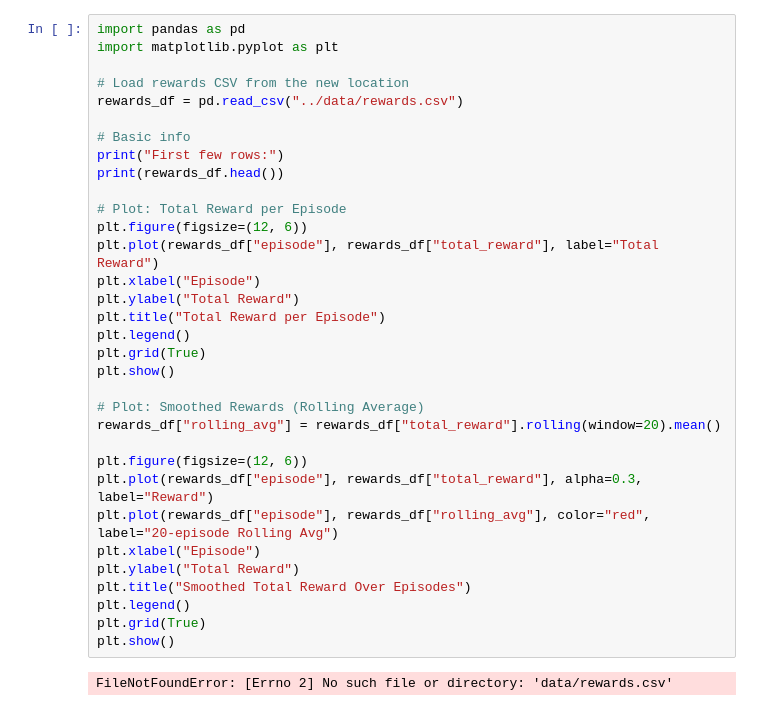
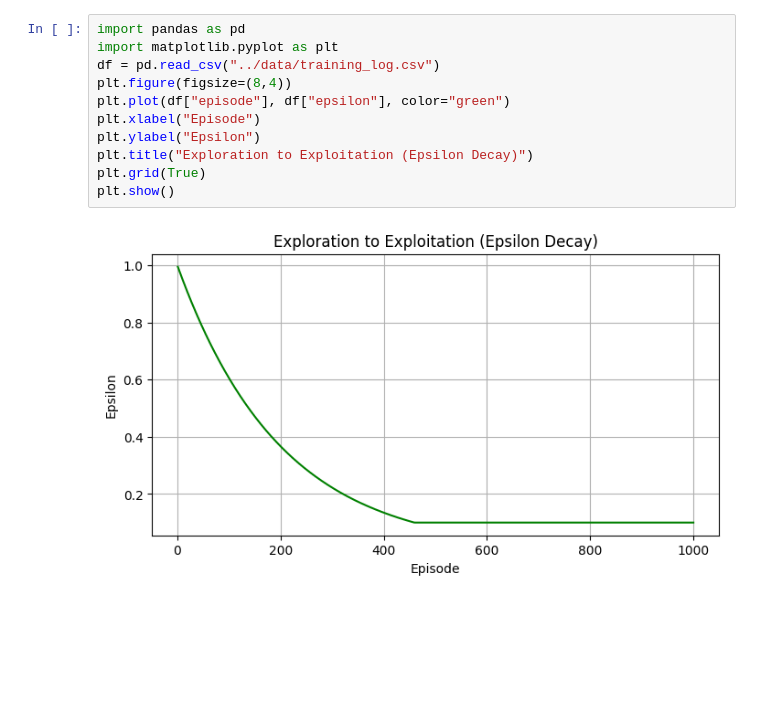
Before and after one commit to Surya1618-cmd/Robotic-Arm-Movement-Optimization, a Jupyter notebook: notebook/02_training_analysis.ipynb, the cells around one changed output. Cells and saved outputs as stored; diff of their text form; blank space fills up the shorter version.

```diff
--- a/notebook/02_training_analysis.ipynb
+++ b/notebook/02_training_analysis.ipynb
@@ -1,35 +1,13 @@
 # %%
 import pandas as pd
 import matplotlib.pyplot as plt
-
-# Load rewards CSV from the new location
-rewards_df = pd.read_csv("../data/rewards.csv")
-
-# Basic info
-print("First few rows:")
-print(rewards_df.head())
-
-# Plot: Total Reward per Episode
-plt.figure(figsize=(12, 6))
-plt.plot(rewards_df["episode"], rewards_df["total_reward"], label="Total Reward")
+df = pd.read_csv("../data/training_log.csv")
+plt.figure(figsize=(8,4))
+plt.plot(df["episode"], df["epsilon"], color="green")
 plt.xlabel("Episode")
-plt.ylabel("Total Reward")
-plt.title("Total Reward per Episode")
-plt.legend()
+plt.ylabel("Epsilon")
+plt.title("Exploration to Exploitation (Epsilon Decay)")
 plt.grid(True)
 plt.show()
-
-# Plot: Smoothed Rewards (Rolling Average)
-rewards_df["rolling_avg"] = rewards_df["total_reward"].rolling(window=20).mean()
-
-plt.figure(figsize=(12, 6))
-plt.plot(rewards_df["episode"], rewards_df["total_reward"], alpha=0.3, label="Reward")
-plt.plot(rewards_df["episode"], rewards_df["rolling_avg"], color="red", label="20-episode Rolling Avg")
-plt.xlabel("Episode")
-plt.ylabel("Total Reward")
-plt.title("Smoothed Total Reward Over Episodes")
-plt.legend()
-plt.grid(True)
-plt.show()
 # %% [output]
-FileNotFoundError: [Errno 2] No such file or directory: 'data/rewards.csv'
+[figure, added]
```
Also changed, not shown: parts of 1 cell of this notebook, 31 other files.
